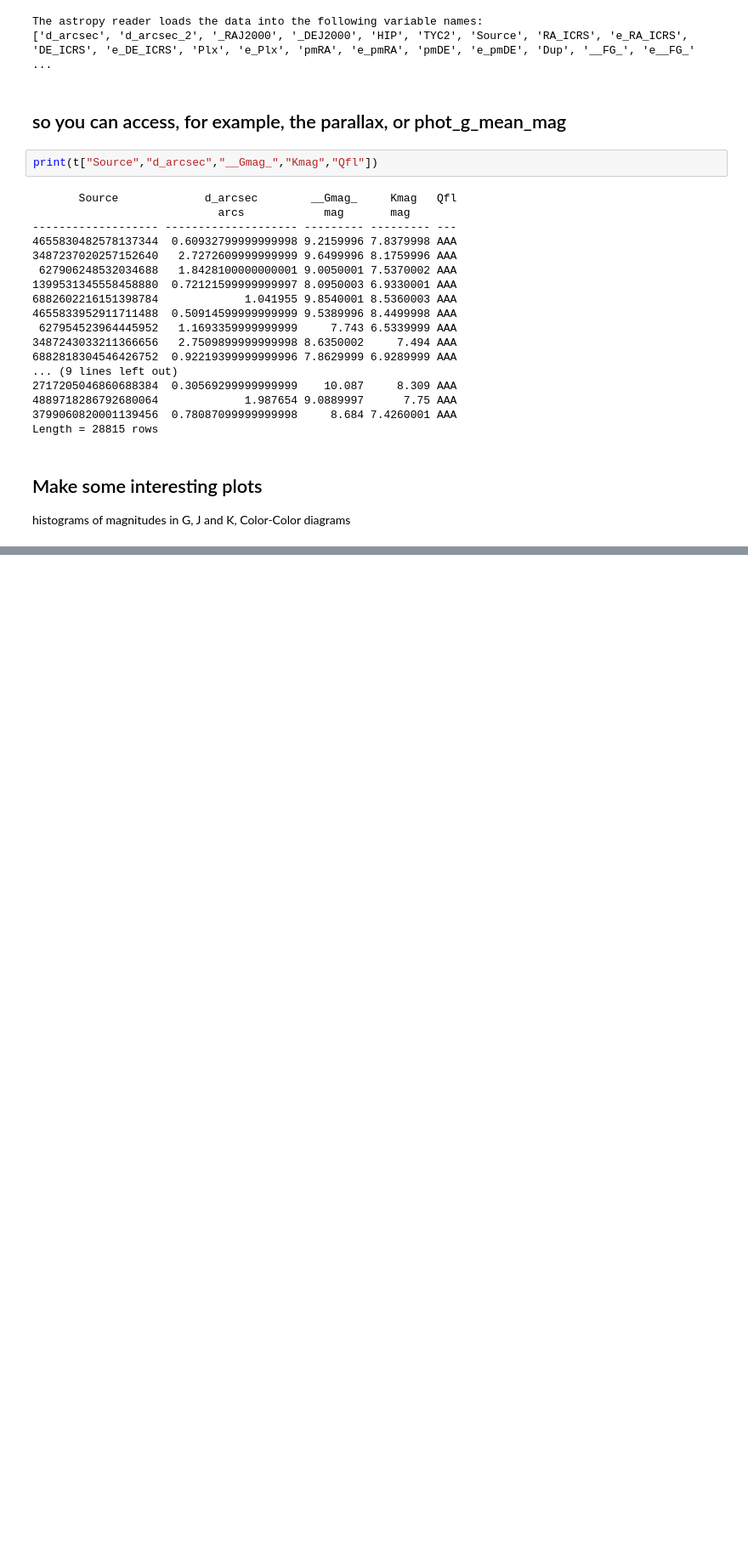
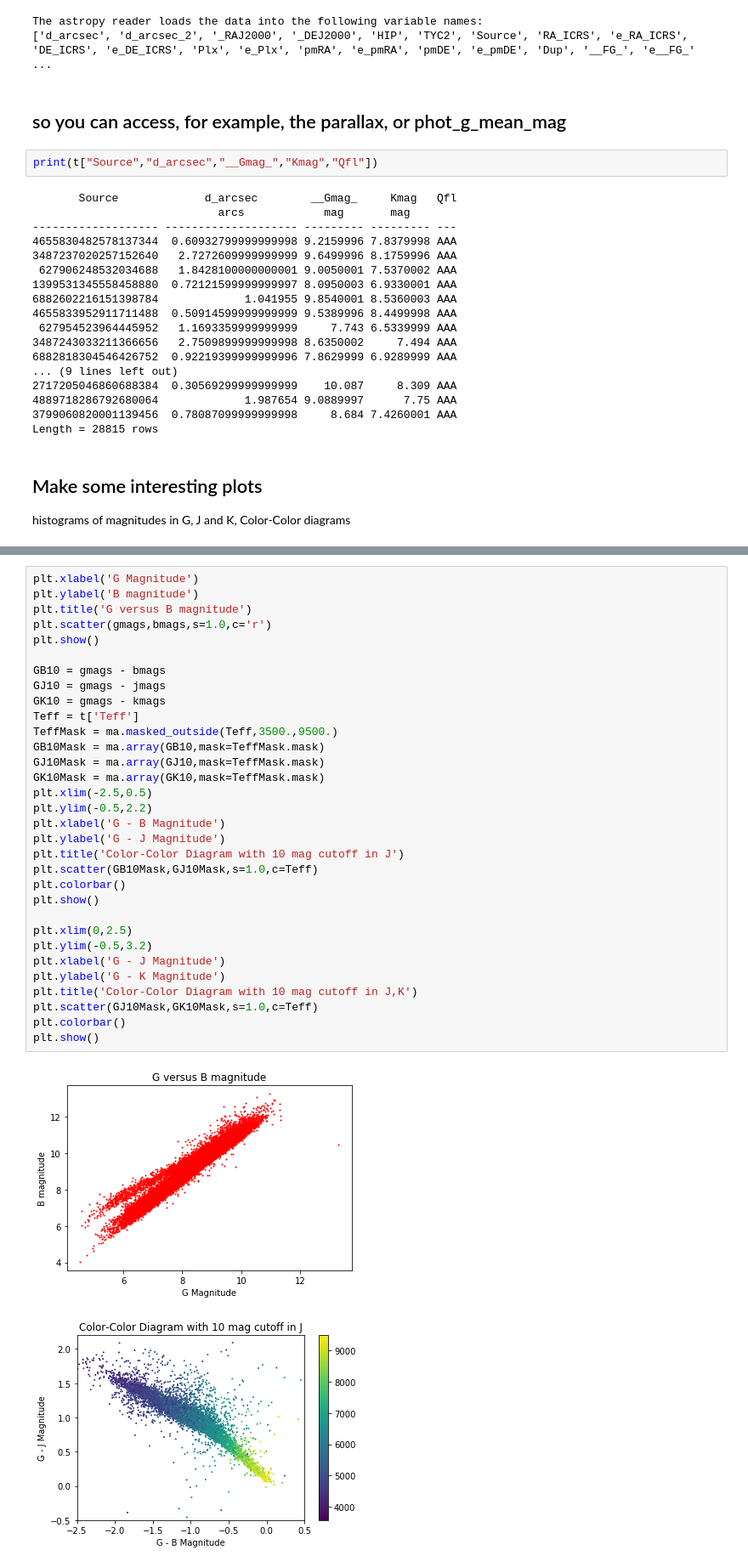
Before and after one commit to leemundy/GAIA, a Jupyter notebook: Work-Areas/lgm/notebooks/lgm-TgasxWright-2mass.ipynb, the cells around one changed output, grey strips where cells are left out. Shown: that part at 85% size. Drawn from its saved outputs; the diff is of its cells as text; blank space fills up the shorter version.

```diff
--- a/Work-Areas/lgm/notebooks/lgm-TgasxWright-2mass.ipynb
+++ b/Work-Areas/lgm/notebooks/lgm-TgasxWright-2mass.ipynb
@@ -190,0 +164,35 @@ The histogram of absolute G-band magnitudes peaks around 4th mag. Is that consis
+# %%
+plt.xlabel('G Magnitude')
+plt.ylabel('B magnitude')
+plt.title('G versus B magnitude')
+plt.scatter(gmags,bmags,s=1.0,c='r')
+plt.show()
+
+GB10 = gmags - bmags
+GJ10 = gmags - jmags
+GK10 = gmags - kmags
+Teff = t['Teff']
+TeffMask = ma.masked_outside(Teff,3500.,9500.)
+GB10Mask = ma.array(GB10,mask=TeffMask.mask)
+GJ10Mask = ma.array(GJ10,mask=TeffMask.mask)
+GK10Mask = ma.array(GK10,mask=TeffMask.mask)
+plt.xlim(-2.5,0.5)
+plt.ylim(-0.5,2.2)
+plt.xlabel('G - B Magnitude')
+plt.ylabel('G - J Magnitude')
+plt.title('Color-Color Diagram with 10 mag cutoff in J')
+plt.scatter(GB10Mask,GJ10Mask,s=1.0,c=Teff)
+plt.colorbar()
+plt.show()
+
+plt.xlim(0,2.5)
+plt.ylim(-0.5,3.2)
+plt.xlabel('G - J Magnitude')
+plt.ylabel('G - K Magnitude')
+plt.title('Color-Color Diagram with 10 mag cutoff in J,K')
+plt.scatter(GJ10Mask,GK10Mask,s=1.0,c=Teff)
+plt.colorbar()
+plt.show()
+# %% [output]
+[figure, added]
+[figure, added]
```
Also changed, not shown: parts of 13 cells of this notebook.
